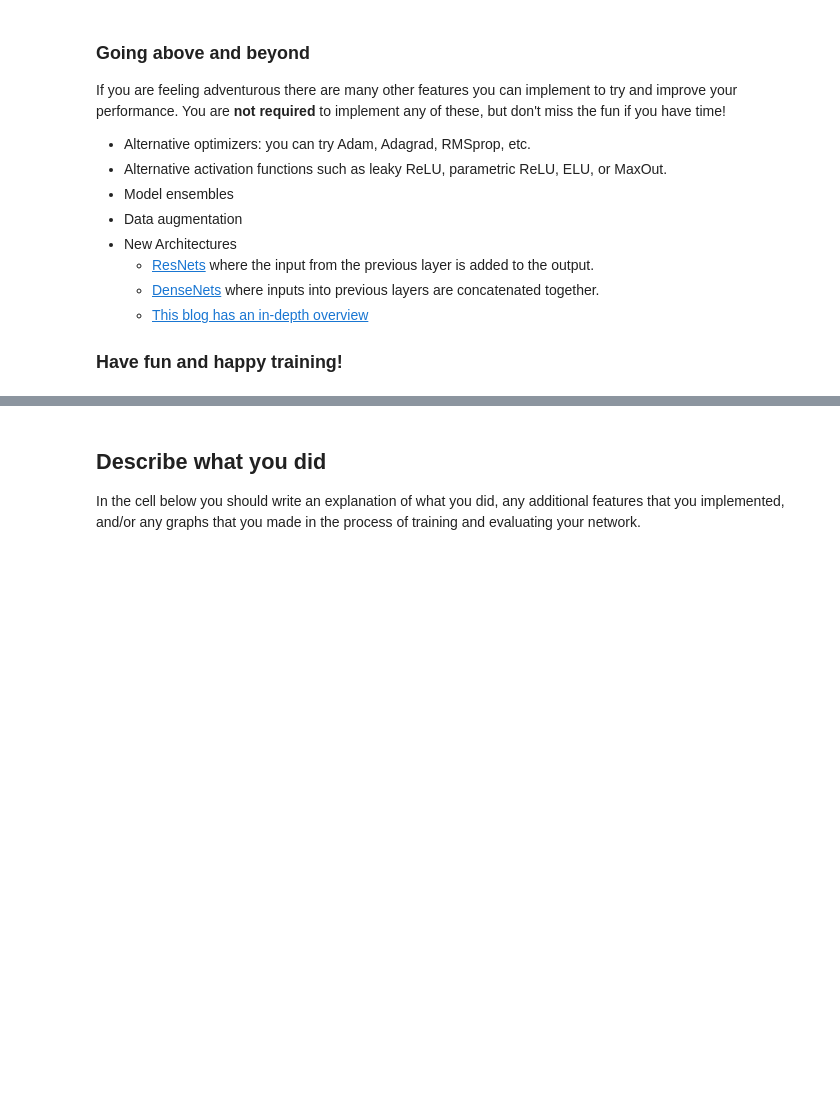
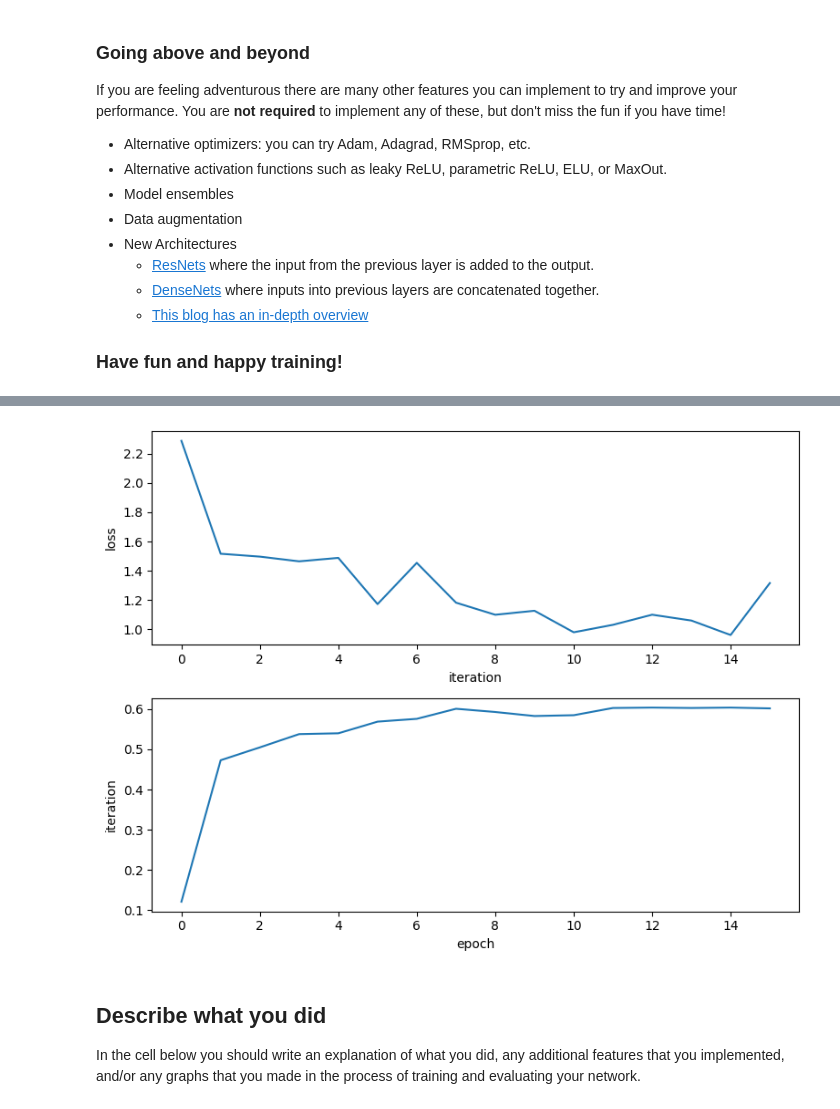
Before and after one commit to janakirampuli/cs231n, a Jupyter notebook: assignment2/PyTorch.ipynb, the cells around one changed output, grey strips where cells are left out. Cells and saved outputs as stored; diff of their text form; code cells hidden in the pictures; blank space fills up the shorter version.

```diff
--- a/assignment2/PyTorch.ipynb
+++ b/assignment2/PyTorch.ipynb
@@ -708,7 +862,15 @@ optimizer = None
 # TODO: Rewrite the 2-layer ConvNet with bias from Part III with the           #
 # Sequential API.                                                              #
 ################################################################################
-
+model = nn.Sequential(
+    nn.Conv2d(3, channel_1, (5, 5), 1, 2),
+    nn.ReLU(),
+    nn.Conv2d(channel_1, channel_2, (3, 3), 1, 1),
+    nn.ReLU(),
+    Flatten(),
+    nn.Linear(channel_2 * 32 * 32, 10)
+)
+optimizer = optim.SGD(model.parameters(), learning_rate, 0.9, nesterov=True)
 ################################################################################
 #                                 END OF YOUR CODE                             #
 ################################################################################
@@ -776,12 +1024,25 @@ If you are feeling adventurous there are many other features you can implement t
 # the test set until you have finished your architecture and  hyperparameter   #
 # tuning, and only run the test set once at the end to report a final value.   #
 ################################################################################
+channel_1 = 32
+channel_2 = 16
+learning_rate = 1e-3
+
 model = None
 optimizer = None
 
+model = nn.Sequential(
+    nn.Conv2d(3, channel_1, (5, 5), 1, 2),
+    nn.ReLU(),
+    nn.Conv2d(channel_1, channel_2, (3, 3), 1, 1),
+    nn.ReLU(),
+    Flatten(),
+    nn.Linear(channel_2 * 32 * 32, 10)
+)
+optimizer = optim.Adam(model.parameters(), lr=learning_rate)
 ################################################################################
 #                                 END OF YOUR CODE                             #
 ################################################################################
 
 # You should get at least 70% accuracy
-train_part34(model, optimizer, epochs=10)
+loss_history, val_acc_history = train_part(model, optimizer, epochs=2)
@@ -788,3 +1054,25 @@ train_part34(model, optimizer, epochs=10)
+# %%
+# Plots loss, acc values
+loss_history = [x.detach().cpu().item() if hasattr(x, 'detach') else x for x in loss_history]
+val_acc_history = [x.detach().cpu().item() if hasattr(x, 'detach') else x for x in val_acc_history]
+
+
+plt.figure(figsize=(8,6))
+
+plt.subplot(2,1,1)
+plt.plot(loss_history, '-')
+plt.xlabel('iteration')
+plt.ylabel('loss')
+
+plt.subplot(2,1,2)
+plt.plot(val_acc_history, '-')
+plt.xlabel('epoch')
+plt.ylabel('iteration')
+
+plt.tight_layout()
+plt.show()
+# %% [output]
+[figure, added]
 # %% [markdown]
 ## Describe what you did
 
```
Also changed, not shown: parts of 18 cells of this notebook, 2 other files.
